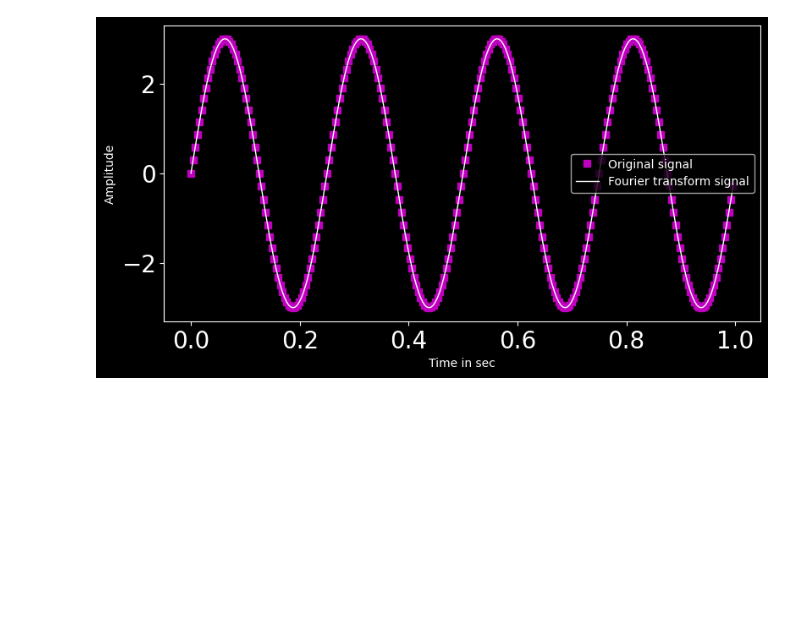
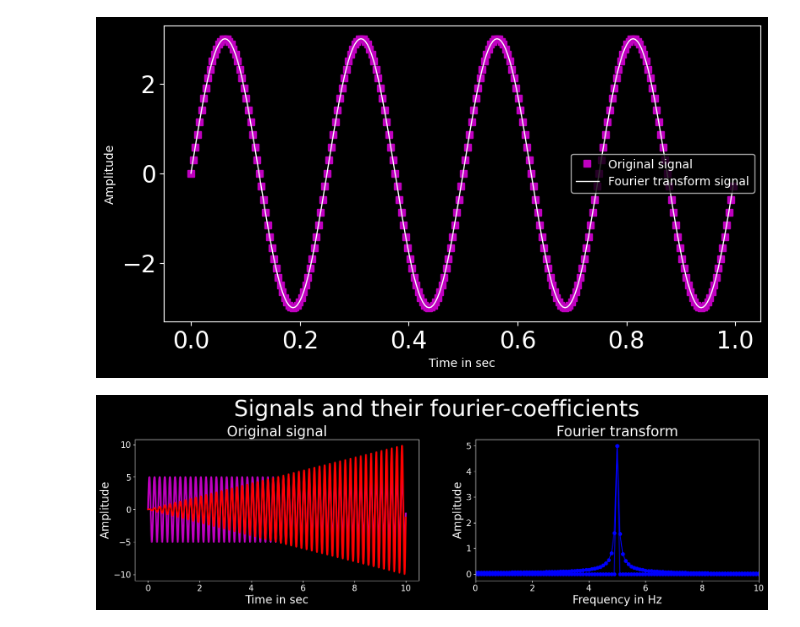
Before and after one commit to RahulChowdary221/Hello-DSP, a Jupyter notebook: fourier_transform.ipynb, the cells around one changed output. Saved outputs shown, nothing was run; the diff lists cells and outputs as text; code cells hidden in the pictures; blank space fills up the shorter version.

Commit message:
feat:added stationary vs non-stationary fourier transform

```diff
--- a/fourier_transform.ipynb
+++ b/fourier_transform.ipynb
@@ -431,3 +431,38 @@ plt.legend()
 plt.show()
 # %% [output]
 [figure]
+# %%
+import matplotlib.pyplot as plt
+import math
+import numpy
+import scipy
+from matplotlib import style
+srate=256
+t=np.arange(0,10,1/srate)
+amp=np.linspace(0,10,len(t))
+x1=5*np.sin(2*np.pi*5*t)
+x2=amp*np.sin(2*np.pi*5*t)
+X1=2*np.abs(scipy.fft.fft(x1)/len(t))
+X2=2*np.abs(scipy.fft.fft(x2)/len(t))
+Hz=np.linspace(0,srate/2,int(np.floor(len(t)/2)+1))
+plt.figure(figsize=(20,10))
+plt.suptitle('Signals and their fourier-coefficients',fontsize=40)
+style.use('dark_background')
+plt.rcParams['xtick.labelsize']=15
+plt.rcParams['ytick.labelsize']=15
+plt.subplot(2,2,1)
+plt.plot(t,x1,'m-',linewidth=3)
+plt.plot(t,x2,'r-',linewidth=3)
+plt.xlabel('Time in sec',fontsize=20)
+plt.ylabel('Amplitude',fontsize=20)
+plt.title("Original signal",fontsize=25)
+plt.subplot(2,2,2)
+plt.plot(Hz,X1[0:len(Hz)],'bo-')
+plt.plot(Hz,X2[0:len(Hz)],'bo-')
+plt.xlim([0,10])
+plt.xlabel('Frequency in Hz',fontsize=20)
+plt.ylabel('Amplitude',fontsize=20)
+plt.title("Fourier transform",fontsize=25)
+plt.show()
+# %% [output]
+[figure, added]
```
